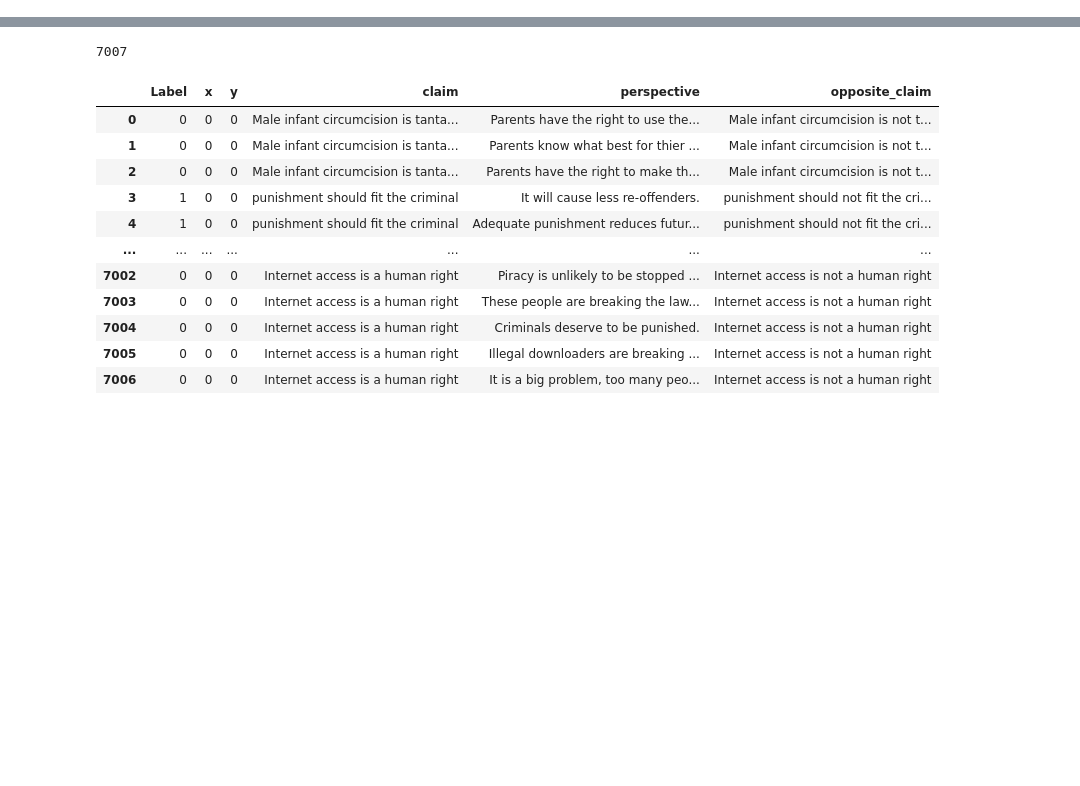
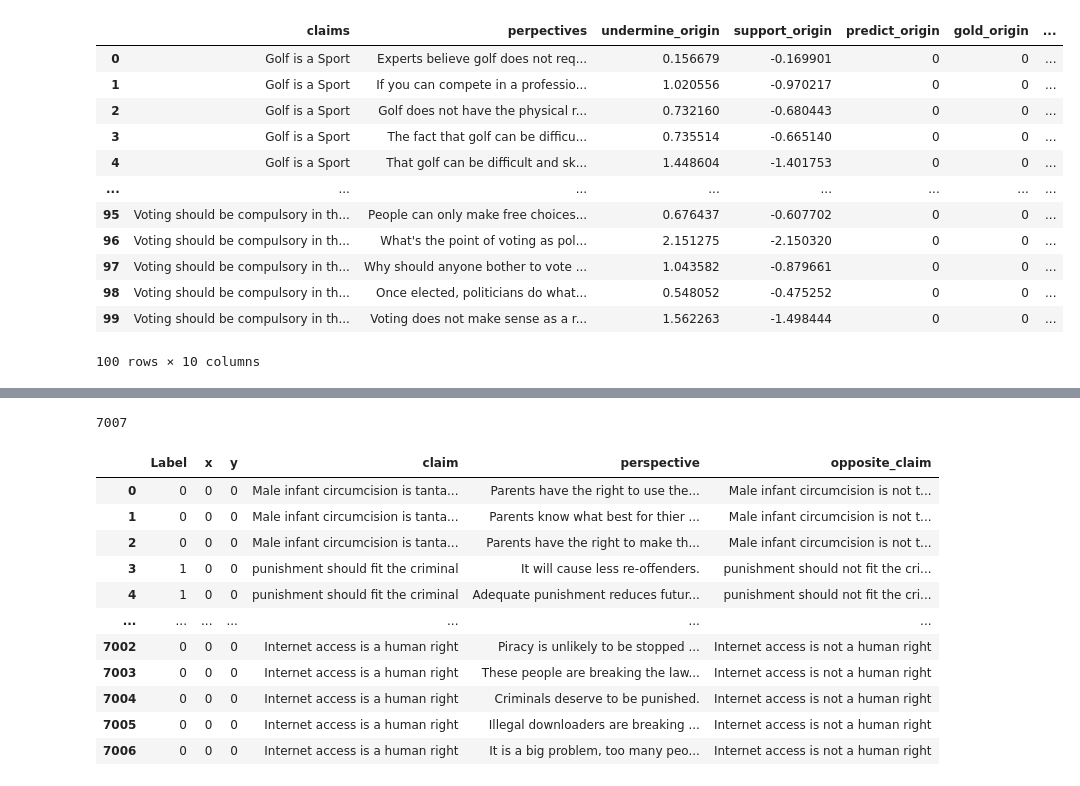
Before and after one commit to chas1ngwind/stance_code_local, a Jupyter notebook: Experiments.ipynb, the cells around one changed output, grey strips where cells are left out. Saved outputs shown, nothing was run; the diff lists cells and outputs as text; code cells hidden in the pictures; blank space fills up the shorter version.

```diff
--- a/Experiments.ipynb
+++ b/Experiments.ipynb
@@ -0,0 +111,22 @@
+# %%
+s250_gold_0 = pd.read_csv("success_samples/500_gold0/eval_100_gold0.csv")
+# %%
+s250_gold_0.rename(columns={'undermine_score':'undermine_origin','support_score':'support_origin', 'predict_label':'predict_origin', 'gold_label':'gold_origin'},inplace=True)
+# %%
+integration=pd.concat([s250_gold_0[0:100], s500_gold_0[250:350].reset_index(drop=True)],axis=1)
+# %%
+integration
+# %% [output]
+|  | claims | perpectives | undermine_origin | support_origin | predict_origin | gold_origin | ... |
+| 0 | Golf is a Sport | Experts believe golf does not req... | 0.156679 | -0.169901 | 0 | 0 | ... |
+| 1 | Golf is a Sport | If you can compete in a professio... | 1.020556 | -0.970217 | 0 | 0 | ... |
+| 2 | Golf is a Sport | Golf does not have the physical r... | 0.732160 | -0.680443 | 0 | 0 | ... |
+| 3 | Golf is a Sport | The fact that golf can be difficu... | 0.735514 | -0.665140 | 0 | 0 | ... |
+| 4 | Golf is a Sport | That golf can be difficult and sk... | 1.448604 | -1.401753 | 0 | 0 | ... |
+| ... | ... | ... | ... | ... | ... | ... | ... |
+| 95 | Voting should be compulsory in th... | People can only make free choices... | 0.676437 | -0.607702 | 0 | 0 | ... |
+| 96 | Voting should be compulsory in th... | What's the point of voting as pol... | 2.151275 | -2.150320 | 0 | 0 | ... |
+| 97 | Voting should be compulsory in th... | Why should anyone bother to vote ... | 1.043582 | -0.879661 | 0 | 0 | ... |
+| 98 | Voting should be compulsory in th... | Once elected, politicians do what... | 0.548052 | -0.475252 | 0 | 0 | ... |
+| 99 | Voting should be compulsory in th... | Voting does not make sense as a r... | 1.562263 | -1.498444 | 0 | 0 | ... |
+100 rows × 10 columns
```
Also changed, not shown: parts of 21 cells of this notebook, 13 other files.
